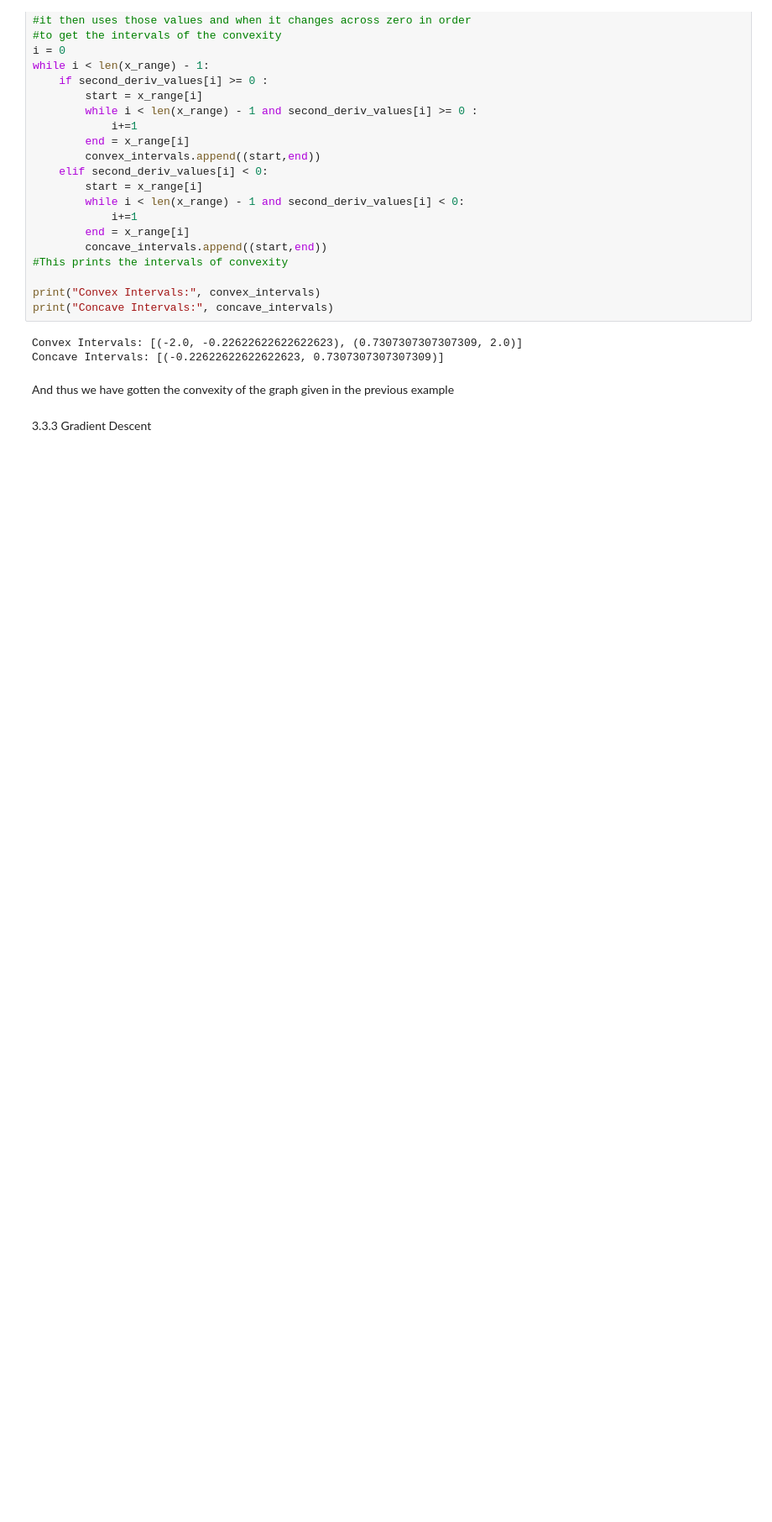
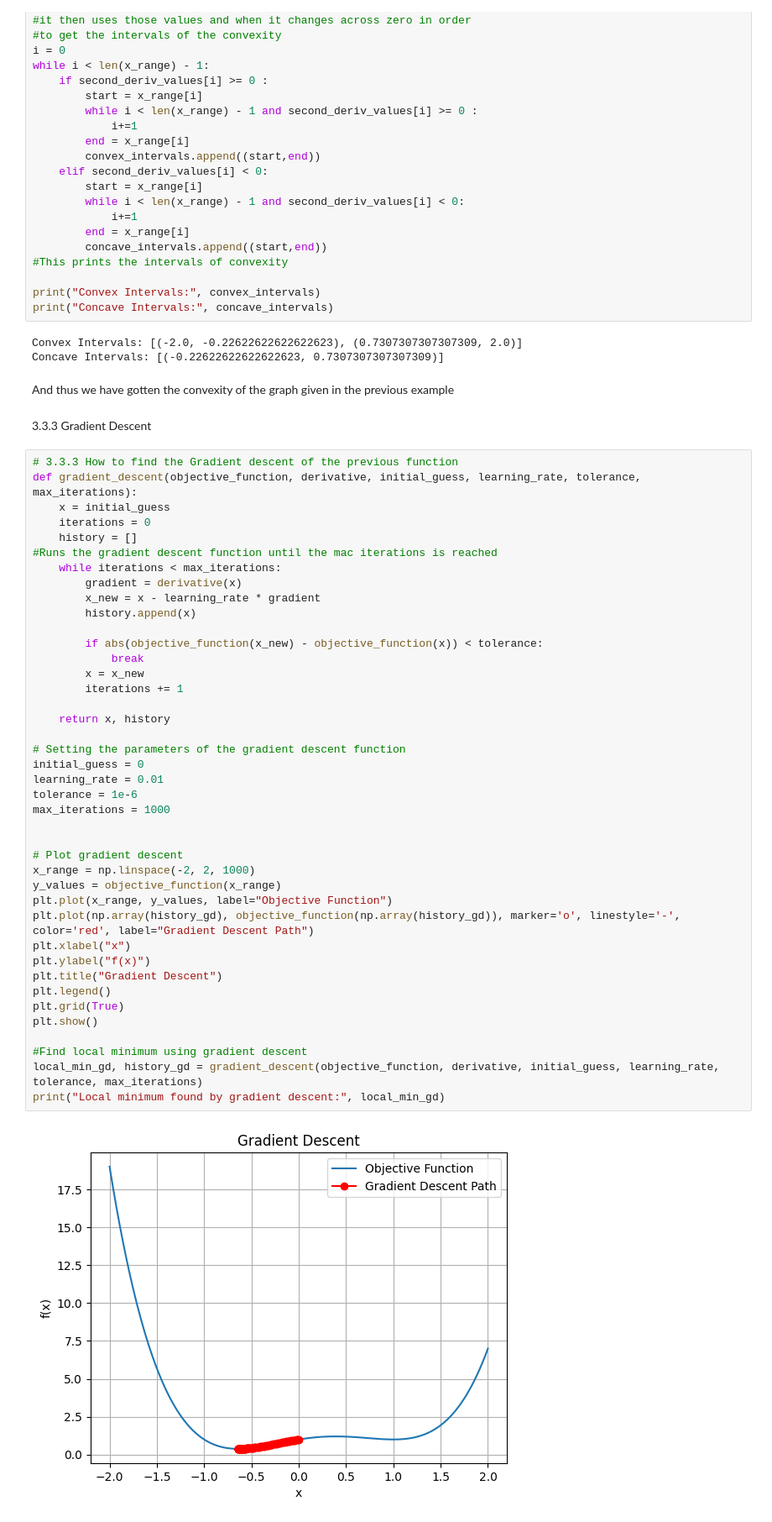
Before and after one commit to ivandenb/MAT-442-Fall-2024-, a Jupyter notebook: HW3_3.ipynb, the cells around one changed output. Shown at 84% size. Cells and saved outputs as stored; diff of their text form; blank space fills up the shorter version.

```diff
--- a/HW3_3.ipynb
+++ b/HW3_3.ipynb
@@ -114,3 +114,46 @@ Concave Intervals: [(-0.22622622622622623, 0.7307307307307309)]
 And thus we have gotten the convexity of the graph given in the previous example
 # %% [markdown]
 3.3.3 Gradient Descent
+# %%
+# 3.3.3 How to find the Gradient descent of the previous function
+def gradient_descent(objective_function, derivative, initial_guess, learning_rate, tolerance, max_iterations):
+    x = initial_guess
+    iterations = 0
+    history = []
+#Runs the gradient descent function until the mac iterations is reached
+    while iterations < max_iterations:
+        gradient = derivative(x)
+        x_new = x - learning_rate * gradient
+        history.append(x)
+
+        if abs(objective_function(x_new) - objective_function(x)) < tolerance:
+            break
+        x = x_new
+        iterations += 1
+
+    return x, history
+
+# Setting the parameters of the gradient descent function
+initial_guess = 0
+learning_rate = 0.01
+tolerance = 1e-6
+max_iterations = 1000
+
+
+# Plot gradient descent
+x_range = np.linspace(-2, 2, 1000)
+y_values = objective_function(x_range)
+plt.plot(x_range, y_values, label="Objective Function")
+plt.plot(np.array(history_gd), objective_function(np.array(history_gd)), marker='o', linestyle='-', color='red', label="Gradient Descent Path")
+plt.xlabel("x")
+plt.ylabel("f(x)")
+plt.title("Gradient Descent")
+plt.legend()
+plt.grid(True)
+plt.show()
+
+#Find local minimum using gradient descent
+local_min_gd, history_gd = gradient_descent(objective_function, derivative, initial_guess, learning_rate, tolerance, max_iterations)
+print("Local minimum found by gradient descent:", local_min_gd)
+# %% [output]
+[figure, added]
```
Also changed, not shown: parts of 2 cells of this notebook.
